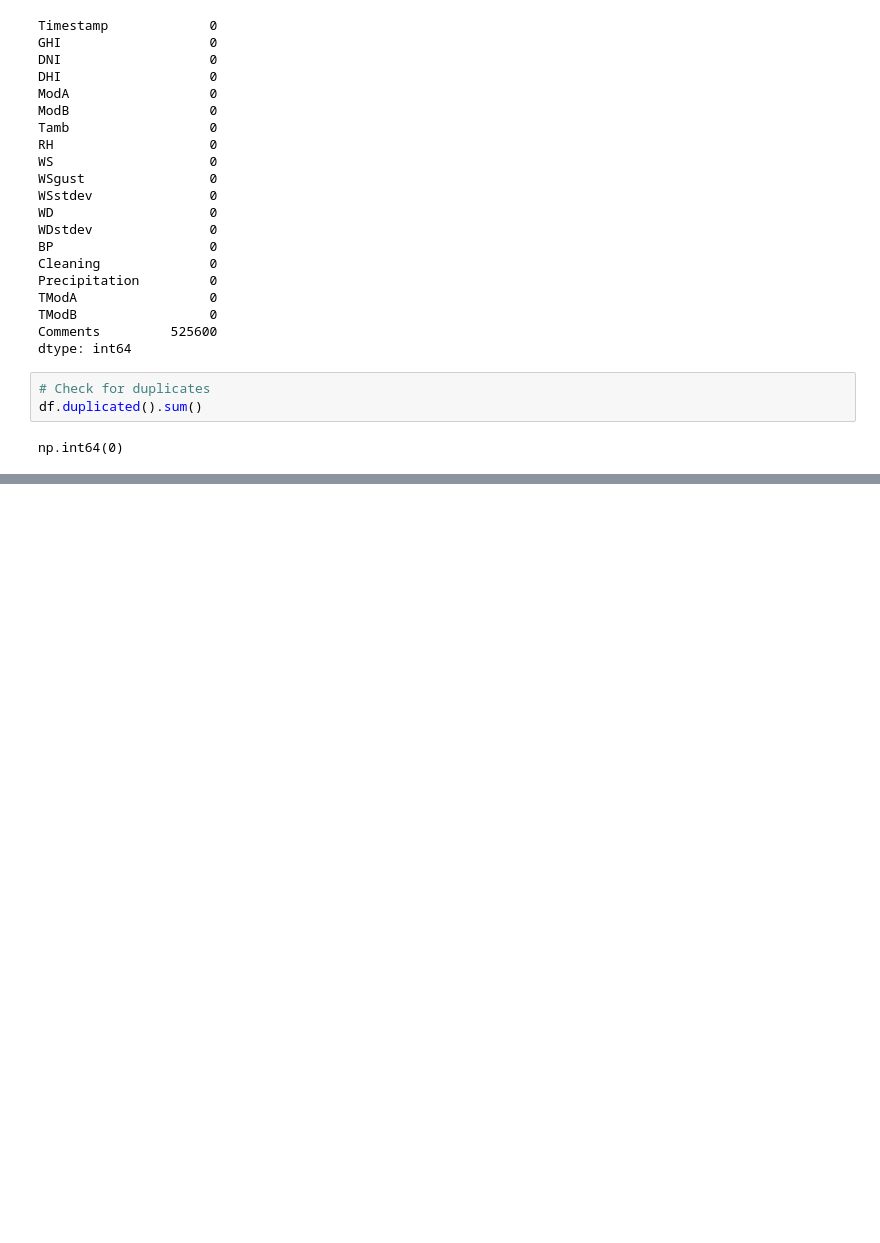
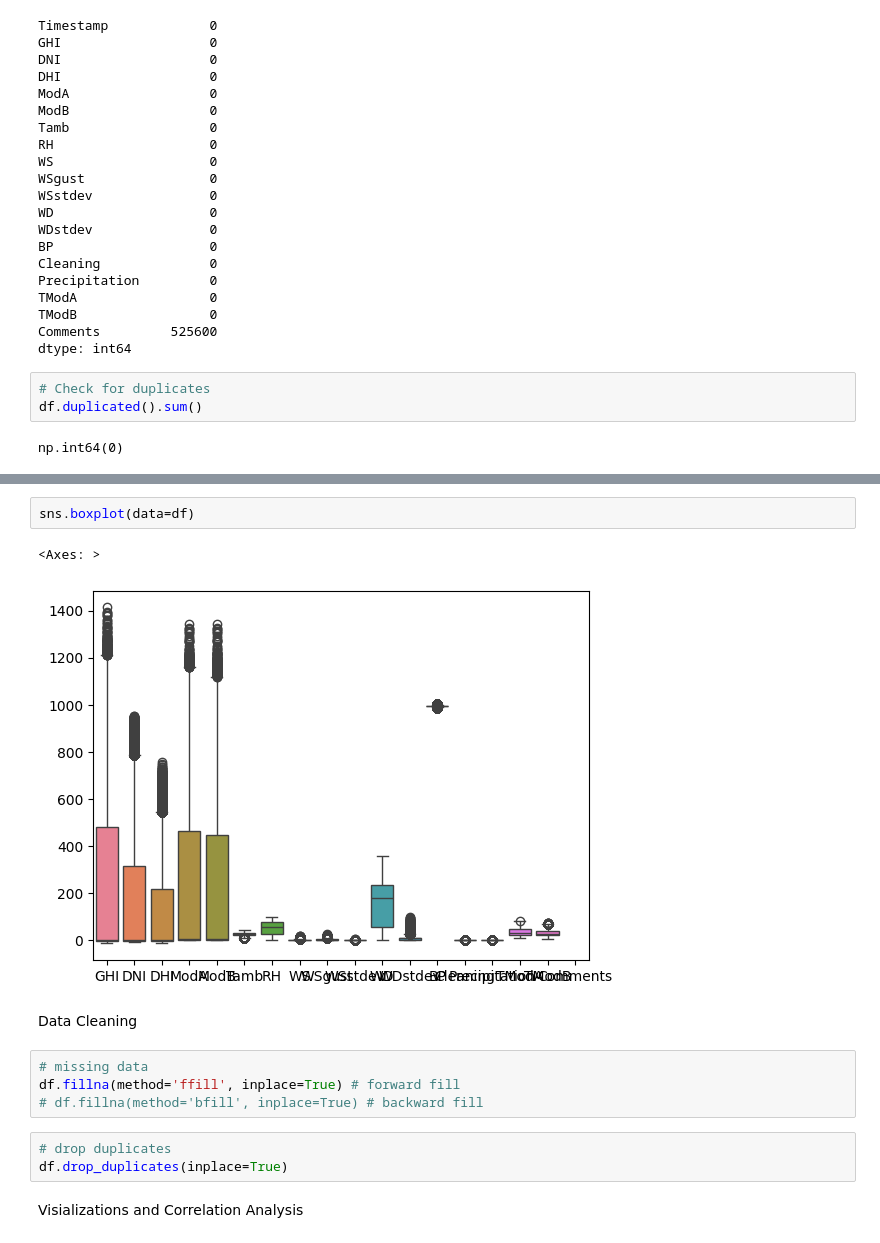
Before and after one commit to Khayo-7/10Academy-Kifiya, a Jupyter notebook: notebooks/EDA_benin-malanville.ipynb, the cells around one changed output, grey strips where cells are left out. Cells and saved outputs as stored; diff of their text form; blank space fills up the shorter version.

```diff
--- a/notebooks/EDA_benin-malanville.ipynb
+++ b/notebooks/EDA_benin-malanville.ipynb
@@ -83,0 +177,16 @@ np.int64(0)
+# %%
+sns.boxplot(data=df)
+# %% [output]
+<Axes: >
+[figure, added]
+# %% [markdown]
+Data Cleaning
+# %%
+# missing data
+df.fillna(method='ffill', inplace=True) # forward fill
+# df.fillna(method='bfill', inplace=True) # backward fill
+# %%
+# drop duplicates
+df.drop_duplicates(inplace=True)
+# %% [markdown]
+Visializations and Correlation Analysis
```
Also changed, not shown: parts of 23 cells of this notebook, 2 other files.
